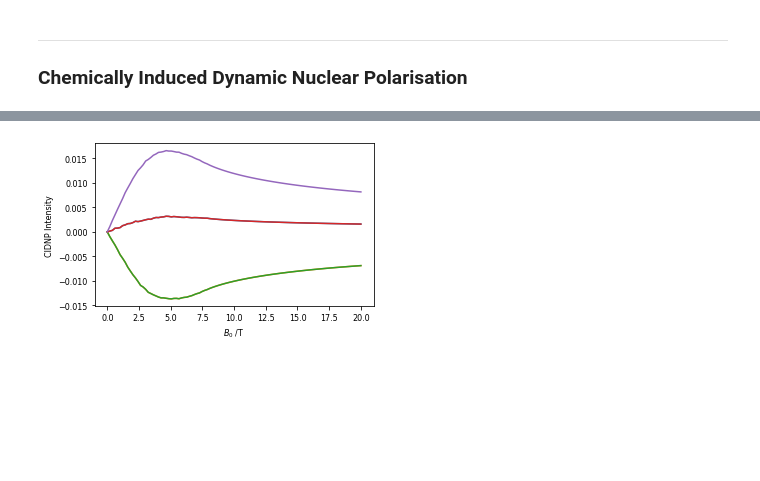
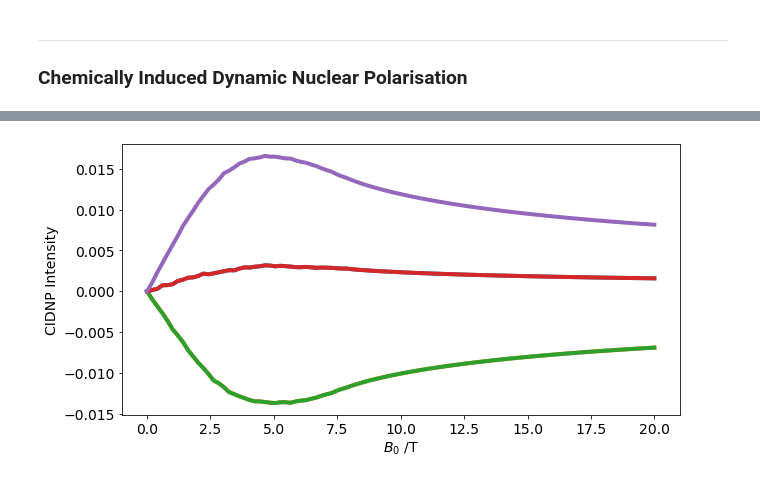
Before and after one commit to Spin-Chemistry-Labs/radicalpy, a Jupyter notebook: examples/tutorials/08_CIDNP.ipynb, the cells around one changed output, grey strips where cells are left out. Cells and saved outputs as stored; diff of their text form; code cells hidden in the pictures; blank space fills up the shorter version.

```diff
--- a/examples/tutorials/08_CIDNP.ipynb
+++ b/examples/tutorials/08_CIDNP.ipynb
@@ -58,35 +107,35 @@ plt.show()
 # %%
 Bmax=20.0
 dB=100
 deltag = 2.0041 - 2.0036
 Bs = np.linspace(0.0, Bmax, dB)
 ks = 5e8  # s^-1
 alpha = 1.5
 model = "c"
 donor_hfcs_spinhalf = [0.15, -0.65, -0.65, 0.15, 0.77]
 acceptor_hfcs_spinhalf = [0.390, -0.769, -0.17, 0.24]
 donor_hfcs_spin1 = []
 acceptor_hfcs_spin1 = []
 
 for i in range(1, 6):
     B0, p = cidnp(
         B0=Bs,
         deltag=deltag,
         cidnp_model=model,
         ks=ks,
         alpha=alpha,
         nucleus_of_interest=i,
         donor_hfc_spinhalf=donor_hfcs_spinhalf,
         acceptor_hfc_spinhalf=acceptor_hfcs_spinhalf,
         donor_hfc_spin1=donor_hfcs_spin1,
         acceptor_hfc_spin1=acceptor_hfcs_spin1,
     )
-    plt.plot(B0, p)
+    plt.plot(B0, p, linewidth=4)
 
-plt.xlabel("$B_0$ /T", size=8)
-plt.ylabel("CIDNP Intensity", size=8)
-plt.tick_params(labelsize=8)
-plt.gcf().set_size_inches(5, 3)
+plt.xlabel("$B_0$ /T", size=14)
+plt.ylabel("CIDNP Intensity", size=14)
+plt.tick_params(labelsize=14)
+plt.gcf().set_size_inches(10, 5)
 plt.show()
 # %% [output]
-[figure, old version]
+[figure, new version]
```
Also changed, not shown: parts of 6 cells of this notebook, 2 other files.
